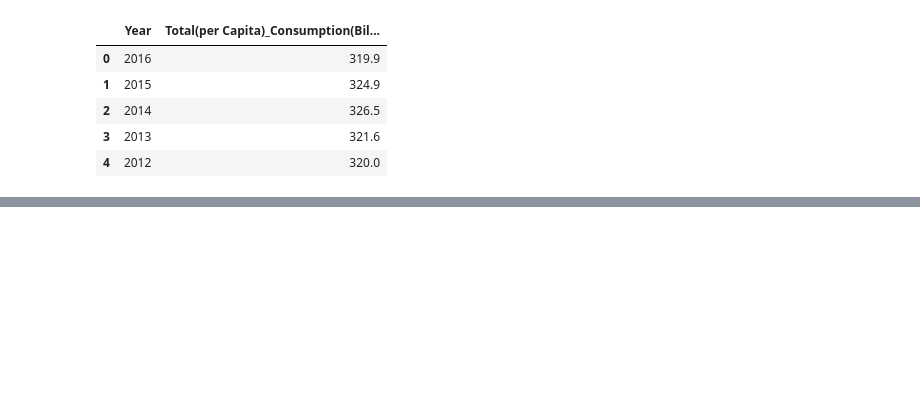
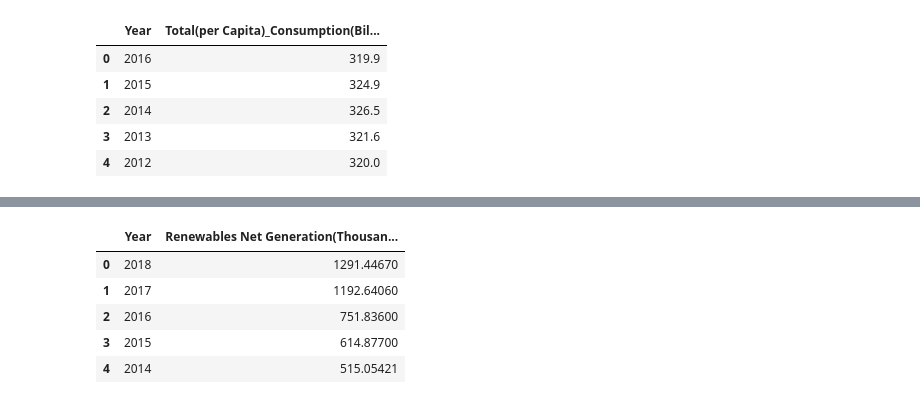
Before and after one commit to MTRaley52/Project_1, a Jupyter notebook: CleanenergyFile.ipynb, the cells around one changed output, grey strips where cells are left out. Saved outputs shown, nothing was run; the diff lists cells and outputs as text; code cells hidden in the pictures; blank space fills up the shorter version.

```diff
--- a/CleanenergyFile.ipynb
+++ b/CleanenergyFile.ipynb
@@ -197,0 +232,16 @@ Total_perCapita_consump_df.head()
+# %%
+#Solar Net_Generation
+base_url="http://api.eia.gov/series/?"
+series_id_to_call=["ELEC.GEN.SUN-NM-98.A"]
+parame={"api_key":gkey,"series_id":series_id_to_call}
+Solar_Net_Generation = requests.get(base_url, params=parame).json()
+Solar_Net_Generation_df=pd.DataFrame(Solar_Net_Generation["series"][0]["data"])
+Solar_Net_Generation_df.columns=["Year","Renewables Net Generation(Thousand Megawatthours)"]
+Solar_Net_Generation_df.head()
+# %% [output]
+|  | Year | Renewables Net Generation(Thousan... |
+| 0 | 2018 | 1291.44670 |
+| 1 | 2017 | 1192.64060 |
+| 2 | 2016 | 751.83600 |
+| 3 | 2015 | 614.87700 |
+| 4 | 2014 | 515.05421 |
```
Also changed, not shown: parts of 6 cells of this notebook, 2 other files.
